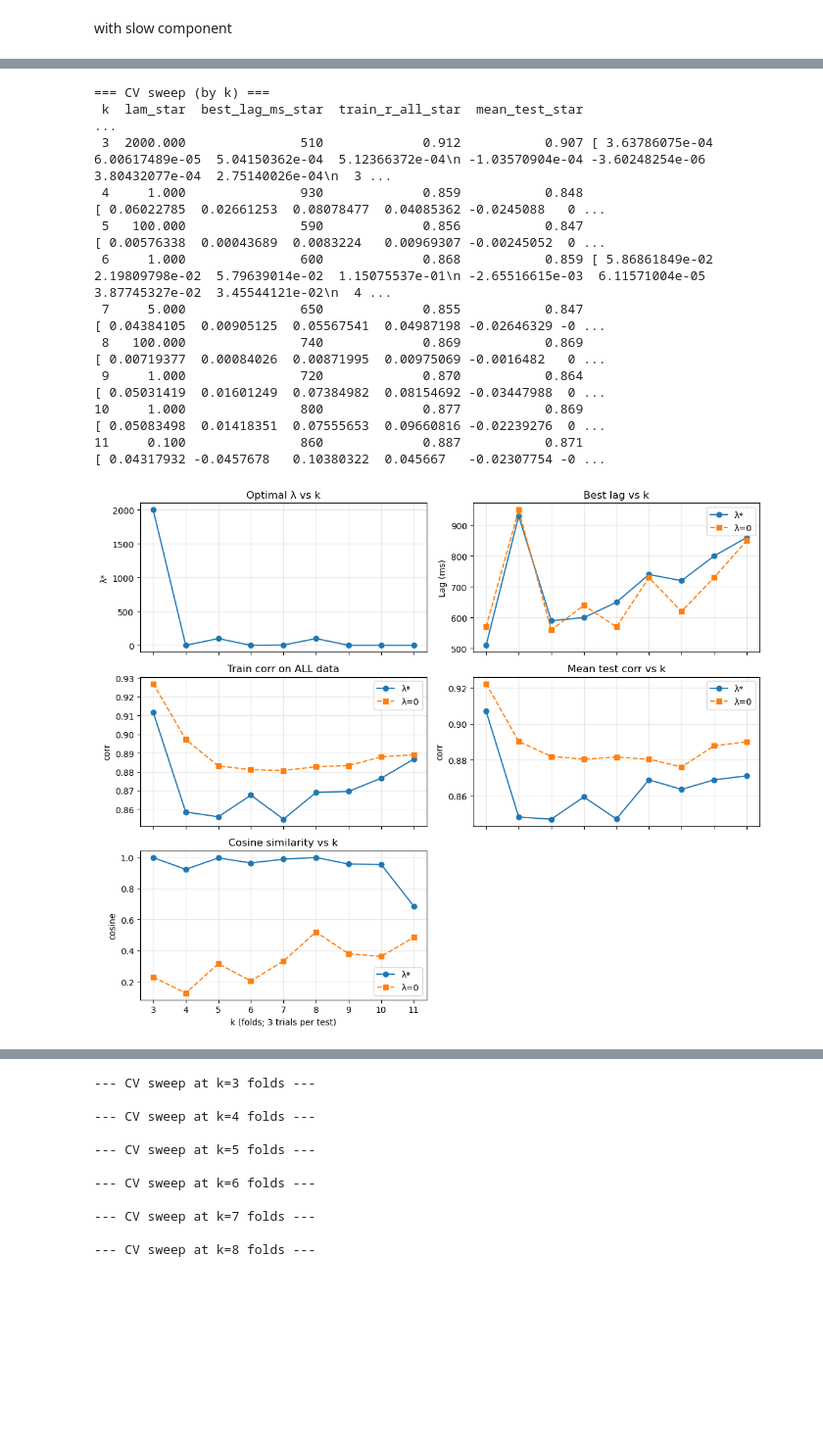
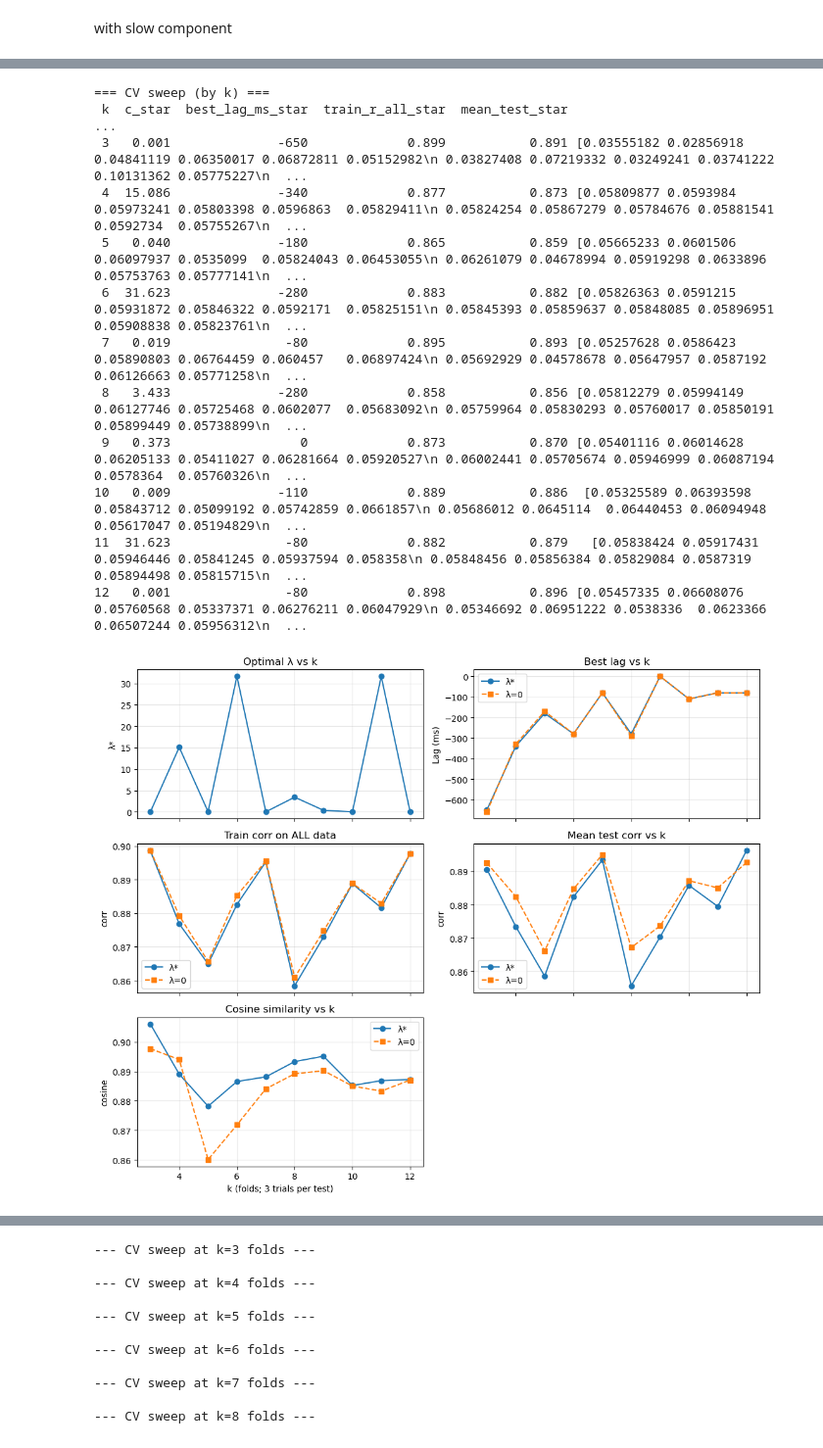
Before and after one commit to Claradavilaa/Special_course, a Jupyter notebook: THESIS/simulated_check/CCA_simulation_CVreg_SlowNoise.ipynb, the cells around one changed output, grey strips where cells are left out. Shown at 98% size. Saved outputs shown, nothing was run; the diff lists cells and outputs as text; code cells hidden in the pictures; blank space fills up the shorter version.

```diff
--- a/THESIS/simulated_check/CCA_simulation_CVreg_SlowNoise.ipynb
+++ b/THESIS/simulated_check/CCA_simulation_CVreg_SlowNoise.ipynb
@@ -564,53 +764,51 @@ if __name__ == "__main__":
 KeyboardInterrupt:
 # %%
 import pandas as pd
-dfk = pd.DataFrame(rows).sort_values("k").reset_index(drop=True)
-dfk.to_csv("dfkSLOW.csv", index=False)
-dfk_norm = pd.DataFrame(rows_norm).sort_values("k").reset_index(drop=True)
-dfk_norm.to_csv("dfkSLOWNorm.csv", index=False)
-dfk = pd.read_csv("dfkSLOW.csv")
+
+dfk = pd.read_csv("dfkTEMP.csv")
 
 print("\n=== CV sweep (by k) ===")
 with pd.option_context('display.max_rows', None, 'display.width', 140):
     print(dfk.to_string(index=False, float_format=lambda x: f"{x:.3f}"))
 
 # ---- plots vs k
 import matplotlib.pyplot as plt
 
 fig, axs = plt.subplots(3, 2, figsize=(11, 9), sharex=True)
 
-axs[0,0].plot(dfk["k"], dfk["lam_star"], marker="o")
+axs[0,0].plot(dfk["k"], dfk["c_star"], marker="o")
 axs[0,0].set_title("Optimal λ vs k"); axs[0,0].set_ylabel("λ*"); axs[0,0].grid(alpha=.3)
 
 axs[0,1].plot(dfk["k"], dfk["best_lag_ms_star"], marker="o", label="λ*")
 axs[0,1].plot(dfk["k"], dfk["best_lag_ms_lam0"], marker="s", ls="--", label="λ=0")
 axs[0,1].set_title("Best lag vs k"); axs[0,1].set_ylabel("Lag (ms)"); axs[0,1].legend(); axs[0,1].grid(alpha=.3)
 
 axs[1,0].plot(dfk["k"], dfk["train_r_all_star"], marker="o", label="λ*")
 axs[1,0].plot(dfk["k"], dfk["train_r_all_lam0"], marker="s", ls="--", label="λ=0")
 axs[1,0].set_title("Train corr on ALL data"); axs[1,0].set_ylabel("corr"); axs[1,0].legend(); axs[1,0].grid(alpha=.3)
 
 axs[1,1].plot(dfk["k"], dfk["mean_test_star"], marker="o", label="λ*")
 axs[1,1].plot(dfk["k"], dfk["mean_test_lam0"], marker="s", ls="--", label="λ=0")
 axs[1,1].set_title("Mean test corr vs k"); axs[1,1].set_ylabel("corr"); axs[1,1].legend(); axs[1,1].grid(alpha=.3)
 
 axs[2,0].plot(dfk["k"], dfk["cos_star"], marker="o", label="λ*")
 axs[2,0].plot(dfk["k"], dfk["cos_lam0"], marker="s", ls="--", label="λ=0")
 axs[2,0].set_title("Cosine similarity vs k"); axs[2,0].set_ylabel("cosine"); axs[2,0].set_xlabel("k (folds; 3 trials per test)"); axs[2,0].legend(); axs[2,0].grid(alpha=.3)
 
 axs[2,1].axis("off")
 plt.tight_layout()
 plt.show()
 # %% [output]
 === CV sweep (by k) ===
- k  lam_star  best_lag_ms_star  train_r_all_star  mean_test_star                                                                                                                                         ...
- 3  2000.000               510             0.912           0.907 [ 3.63786075e-04  6.00617489e-05  5.04150362e-04  5.12366372e-04\n -1.03570904e-04 -3.60248254e-06  3.80432077e-04  2.75140026e-04\n  3 ...
- 4     1.000               930             0.859           0.848                                                                         [ 0.06022785  0.02661253  0.08078477  0.04085362 -0.0245088   0 ...
- 5   100.000               590             0.856           0.847                                                                         [ 0.00576338  0.00043689  0.0083224   0.00969307 -0.00245052  0 ...
- 6     1.000               600             0.868           0.859 [ 5.86861849e-02  2.19809798e-02  5.79639014e-02  1.15075537e-01\n -2.65516615e-03  6.11571004e-05  3.87745327e-02  3.45544121e-02\n  4 ...
- 7     5.000               650             0.855           0.847                                                                         [ 0.04384105  0.00905125  0.05567541  0.04987198 -0.02646329 -0 ...
- 8   100.000               740             0.869           0.869                                                                         [ 0.00719377  0.00084026  0.00871995  0.00975069 -0.0016482   0 ...
- 9     1.000               720             0.870           0.864                                                                         [ 0.05031419  0.01601249  0.07384982  0.08154692 -0.03447988  0 ...
-10     1.000               800             0.877           0.869                                                                         [ 0.05083498  0.01418351  0.07555653  0.09660816 -0.02239276  0 ...
-11     0.100               860             0.887           0.871                                                                         [ 0.04317932 -0.0457678   0.10380322  0.045667   -0.02307754 -0 ...
+ k  c_star  best_lag_ms_star  train_r_all_star  mean_test_star                                                                                                                                           ...
+ 3   0.001              -650             0.899           0.891 [0.03555182 0.02856918 0.04841119 0.06350017 0.06872811 0.05152982\n 0.03827408 0.07219332 0.03249241 0.03741222 0.10131362 0.05775227\n  ...
+ 4  15.086              -340             0.877           0.873 [0.05809877 0.0593984  0.05973241 0.05803398 0.0596863  0.05829411\n 0.05824254 0.05867279 0.05784676 0.05881541 0.0592734  0.05755267\n  ...
+ 5   0.040              -180             0.865           0.859 [0.05665233 0.0601506  0.06097937 0.0535099  0.05824043 0.06453055\n 0.06261079 0.04678994 0.05919298 0.0633896  0.05753763 0.05777141\n  ...
+ 6  31.623              -280             0.883           0.882 [0.05826363 0.0591215  0.05931872 0.05846322 0.0592171  0.05825151\n 0.05845393 0.05859637 0.05848085 0.05896951 0.05908838 0.05823761\n  ...
+ 7   0.019               -80             0.895           0.893 [0.05257628 0.0586423  0.05890803 0.06764459 0.060457   0.06897424\n 0.05692929 0.04578678 0.05647957 0.0587192  0.06126663 0.05771258\n  ...
+ 8   3.433              -280             0.858           0.856 [0.05812279 0.05994149 0.06127746 0.05725468 0.0602077  0.05683092\n 0.05759964 0.05830293 0.05760017 0.05850191 0.05899449 0.05738899\n  ...
+ 9   0.373                 0             0.873           0.870 [0.05401116 0.06014628 0.06205133 0.05411027 0.06281664 0.05920527\n 0.06002441 0.05705674 0.05946999 0.06087194 0.0578364  0.05760326\n  ...
+10   0.009              -110             0.889           0.886  [0.05325589 0.06393598 0.05843712 0.05099192 0.05742859 0.0661857\n 0.05686012 0.0645114  0.06440453 0.06094948 0.05617047 0.05194829\n  ...
+11  31.623               -80             0.882           0.879   [0.05838424 0.05917431 0.05946446 0.05841245 0.05937594 0.058358\n 0.05848456 0.05856384 0.05829084 0.0587319  0.05894498 0.05815715\n  ...
+12   0.001               -80             0.898           0.896 [0.05457335 0.06608076 0.05760568 0.05337371 0.06276211 0.06047929\n 0.05346692 0.06951222 0.0538336  0.0623366  0.06507244 0.05956312\n  ...
-[figure, old version]
+[figure, new version]
```
Also changed, not shown: parts of 8 cells of this notebook, 1 other file.
